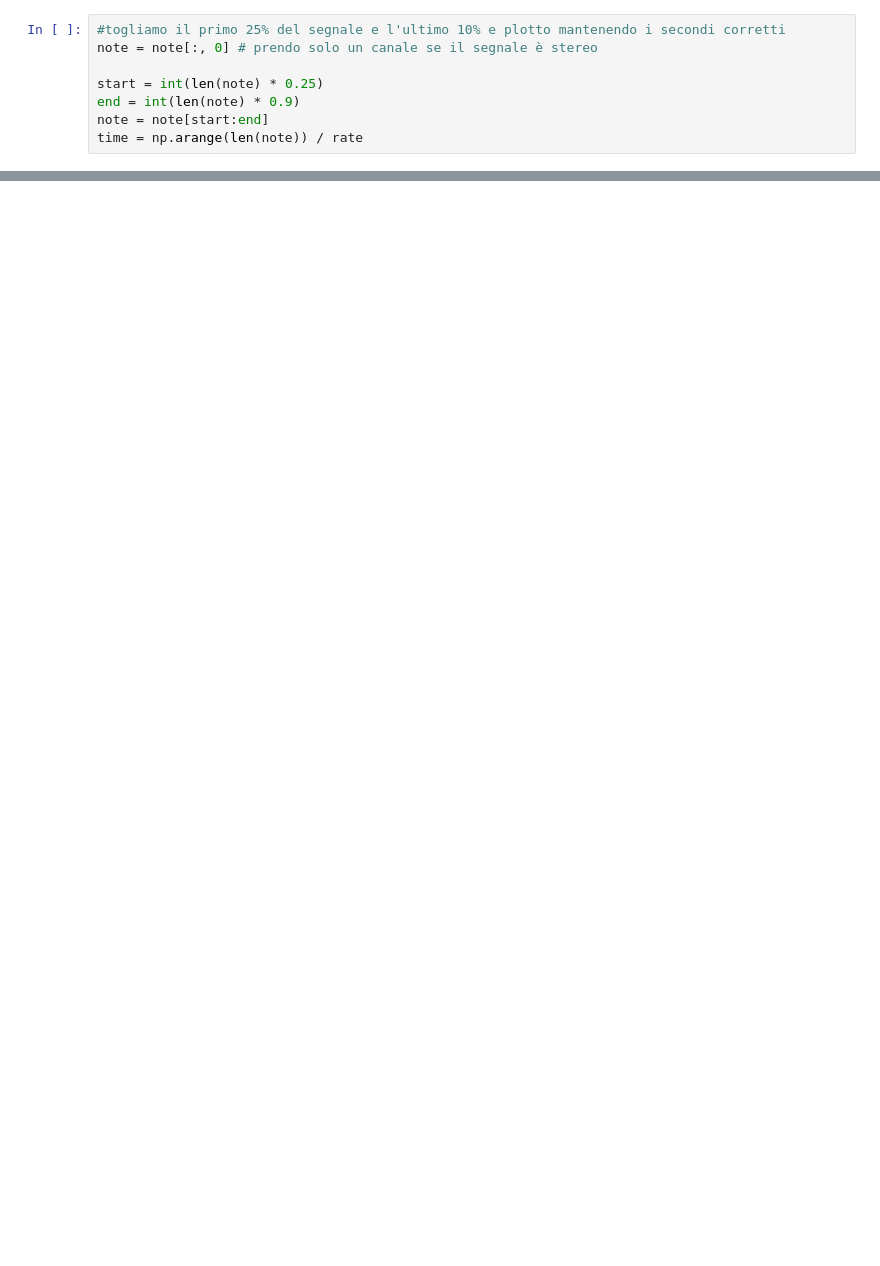
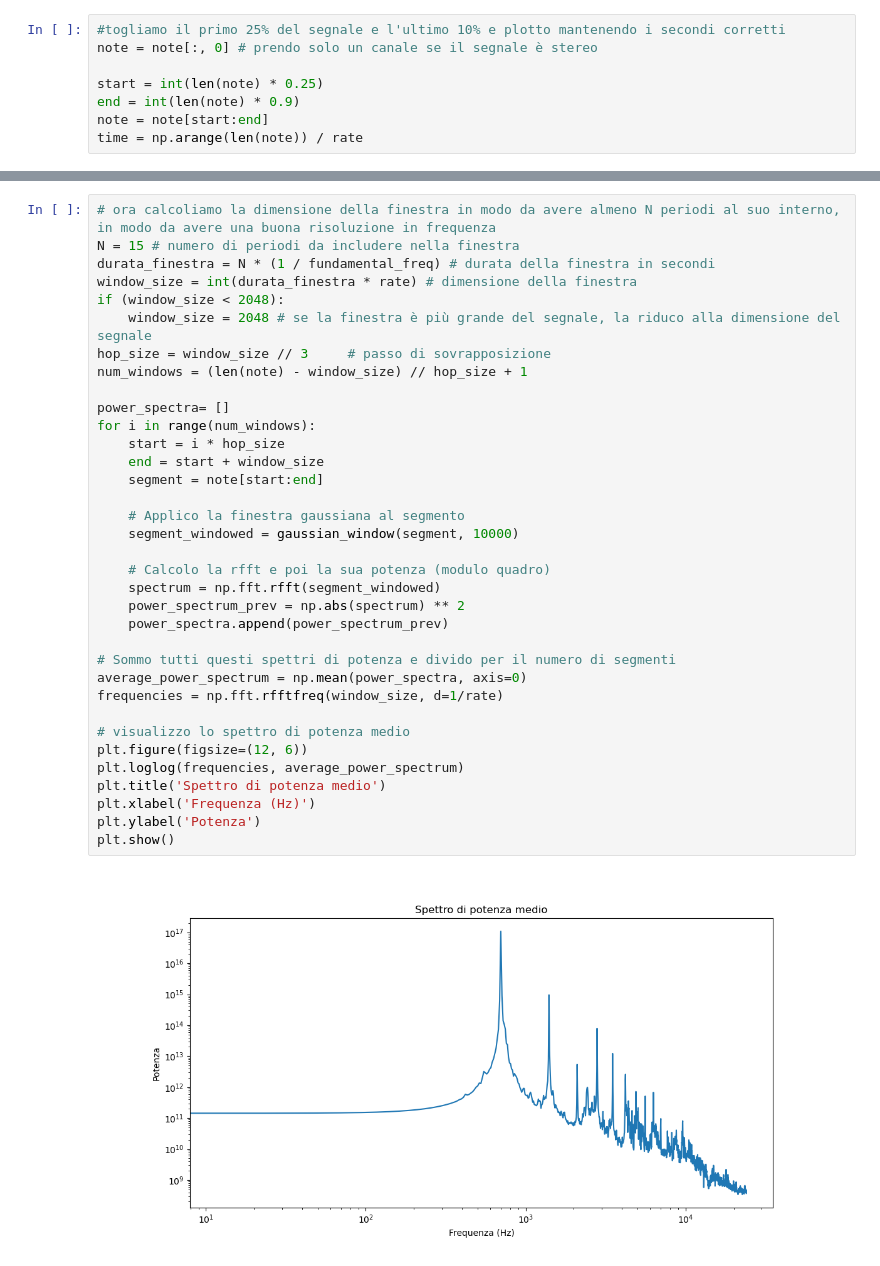
Before and after one commit to maddoc-g/3_organ_clustering, a Jupyter notebook: codice_soft_Alice.ipynb, the cells around one changed output, grey strips where cells are left out. Saved outputs shown, nothing was run; the diff lists cells and outputs as text; blank space fills up the shorter version.

```diff
--- a/codice_soft_Alice.ipynb
+++ b/codice_soft_Alice.ipynb
@@ -186,0 +79,37 @@ Seconda stima del primo picco: 65 Hz
+# %%
+# ora calcoliamo la dimensione della finestra in modo da avere almeno N periodi al suo interno, in modo da avere una buona risoluzione in frequenza
+N = 15 # numero di periodi da includere nella finestra
+durata_finestra = N * (1 / fundamental_freq) # durata della finestra in secondi
+window_size = int(durata_finestra * rate) # dimensione della finestra
+if (window_size < 2048):
+    window_size = 2048 # se la finestra è più grande del segnale, la riduco alla dimensione del segnale
+hop_size = window_size // 3     # passo di sovrapposizione
+num_windows = (len(note) - window_size) // hop_size + 1
+
+power_spectra= []
+for i in range(num_windows):
+    start = i * hop_size
+    end = start + window_size
+    segment = note[start:end]
+
+    # Applico la finestra gaussiana al segmento
+    segment_windowed = gaussian_window(segment, 10000)
+
+    # Calcolo la rfft e poi la sua potenza (modulo quadro)
+    spectrum = np.fft.rfft(segment_windowed)
+    power_spectrum_prev = np.abs(spectrum) ** 2
+    power_spectra.append(power_spectrum_prev)
+
+# Sommo tutti questi spettri di potenza e divido per il numero di segmenti
+average_power_spectrum = np.mean(power_spectra, axis=0)
+frequencies = np.fft.rfftfreq(window_size, d=1/rate)
+
+# visualizzo lo spettro di potenza medio
+plt.figure(figsize=(12, 6))
+plt.loglog(frequencies, average_power_spectrum)
+plt.title('Spettro di potenza medio')
+plt.xlabel('Frequenza (Hz)')
+plt.ylabel('Potenza')
+plt.show()
+# %% [output]
+[figure, added]
```
Also changed, not shown: parts of 20 cells of this notebook, 2 other files.
